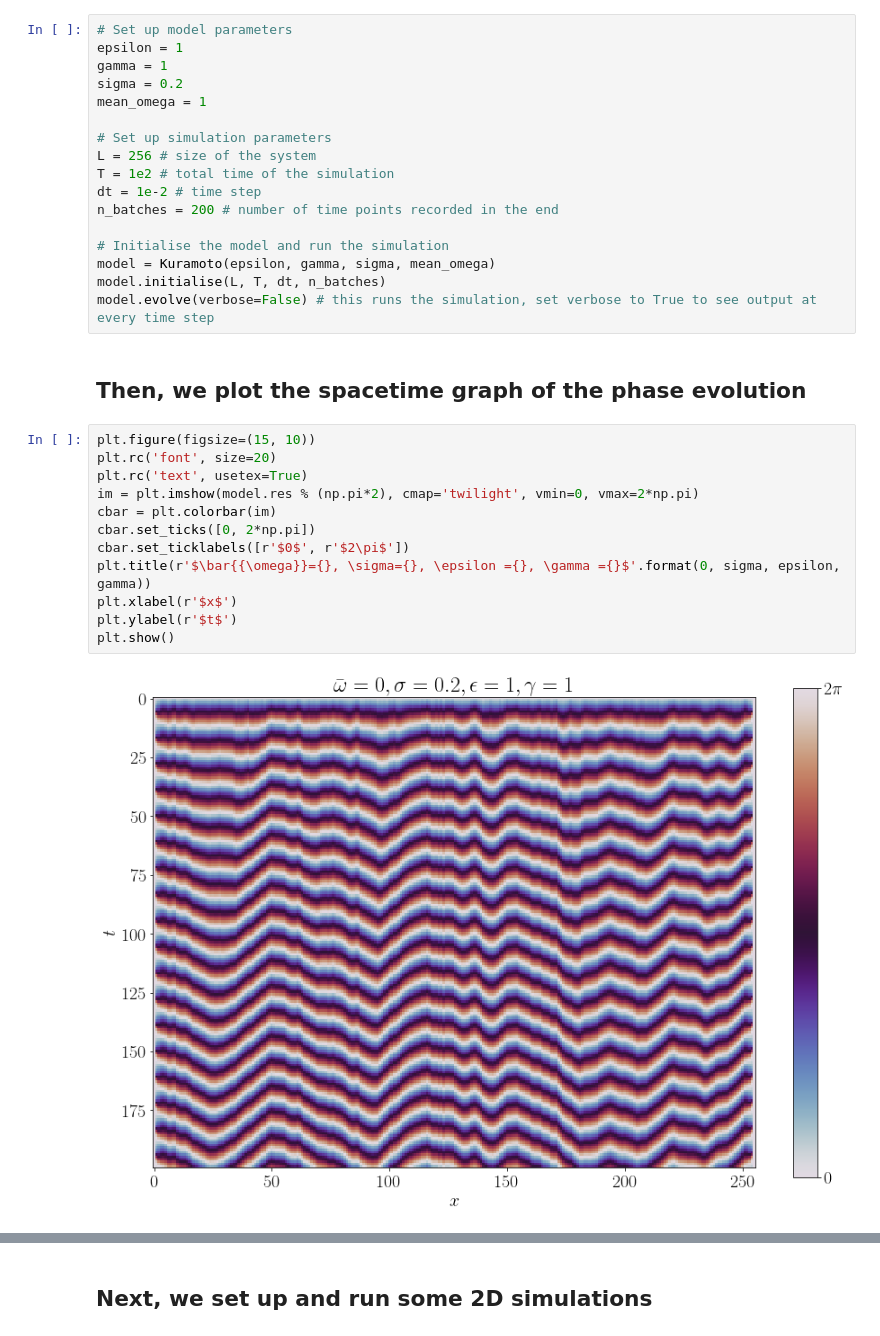
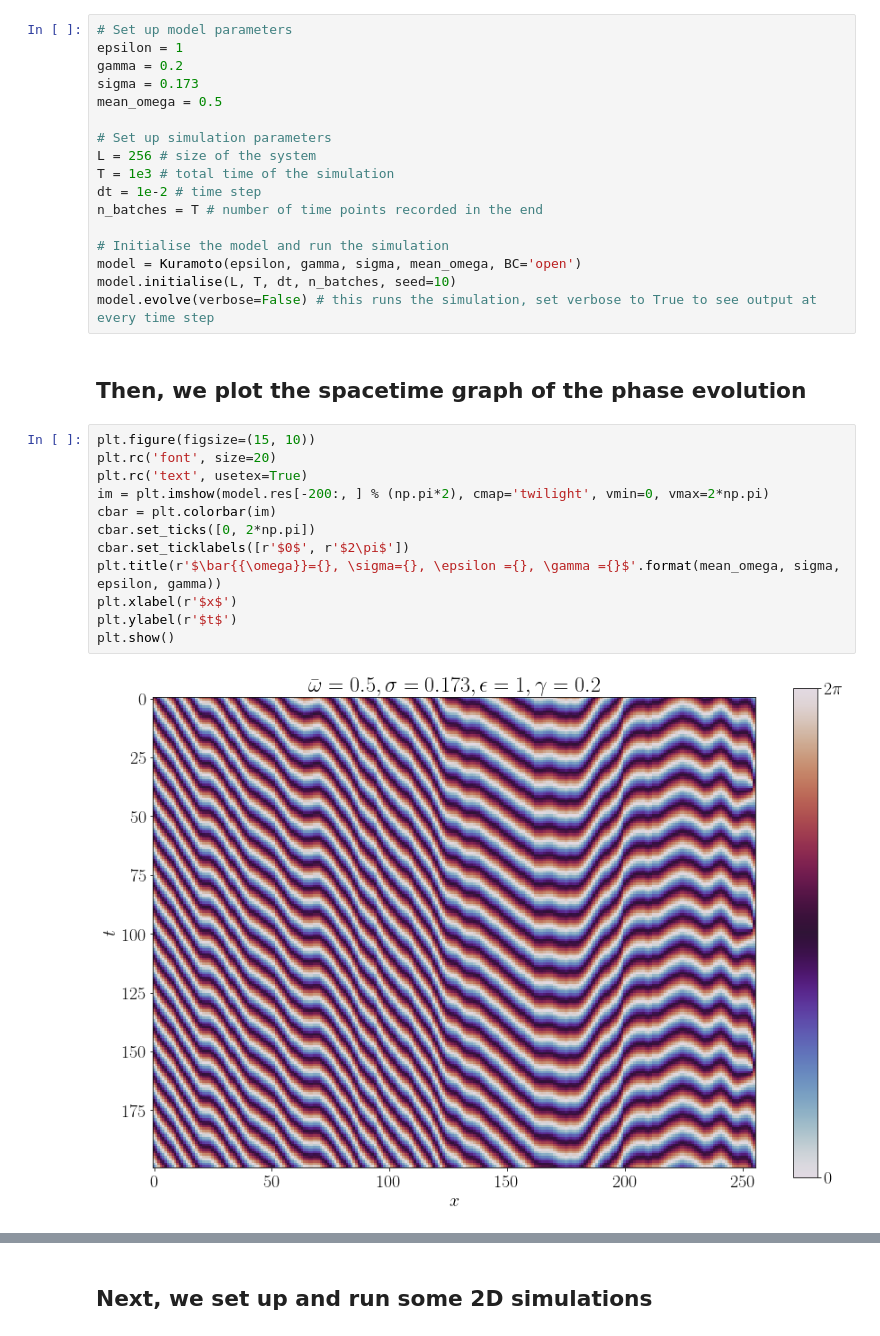
Before and after one commit to Irene-Li/kuramoto, a Jupyter notebook: kuramoto.ipynb, the cells around one changed output, grey strips where cells are left out. Cells and saved outputs as stored; diff of their text form.

```diff
--- a/kuramoto.ipynb
+++ b/kuramoto.ipynb
@@ -100,35 +15,35 @@ class Kuramoto2D(Kuramoto):
 # %%
 # Set up model parameters
 epsilon = 1
-gamma = 1
-sigma = 0.2
-mean_omega = 1
+gamma = 0.2
+sigma = 0.173
+mean_omega = 0.5
 
 # Set up simulation parameters
 L = 256 # size of the system
-T = 1e2 # total time of the simulation
+T = 1e3 # total time of the simulation
 dt = 1e-2 # time step
-n_batches = 200 # number of time points recorded in the end
+n_batches = T # number of time points recorded in the end
 
 # Initialise the model and run the simulation
-model = Kuramoto(epsilon, gamma, sigma, mean_omega)
-model.initialise(L, T, dt, n_batches)
+model = Kuramoto(epsilon, gamma, sigma, mean_omega, BC='open')
+model.initialise(L, T, dt, n_batches, seed=10)
 model.evolve(verbose=False) # this runs the simulation, set verbose to True to see output at every time step
 # %% [markdown]
 ## Then, we plot the spacetime graph of the phase evolution
 # %%
 plt.figure(figsize=(15, 10))
 plt.rc('font', size=20)
 plt.rc('text', usetex=True)
-im = plt.imshow(model.res % (np.pi*2), cmap='twilight', vmin=0, vmax=2*np.pi)
+im = plt.imshow(model.res[-200:, ] % (np.pi*2), cmap='twilight', vmin=0, vmax=2*np.pi)
 cbar = plt.colorbar(im)
 cbar.set_ticks([0, 2*np.pi])
 cbar.set_ticklabels([r'$0$', r'$2\pi$'])
-plt.title(r'$\bar{{\omega}}={}, \sigma={}, \epsilon ={}, \gamma ={}$'.format(0, sigma, epsilon, gamma))
+plt.title(r'$\bar{{\omega}}={}, \sigma={}, \epsilon ={}, \gamma ={}$'.format(mean_omega, sigma, epsilon, gamma))
 plt.xlabel(r'$x$')
 plt.ylabel(r'$t$')
 plt.show()
 # %% [output]
-[figure, old version]
+[figure, new version]
 # %%
 plt.figure(figsize=(15, 10))
```
Also changed, not shown: parts of 5 cells of this notebook, 3 other files.
